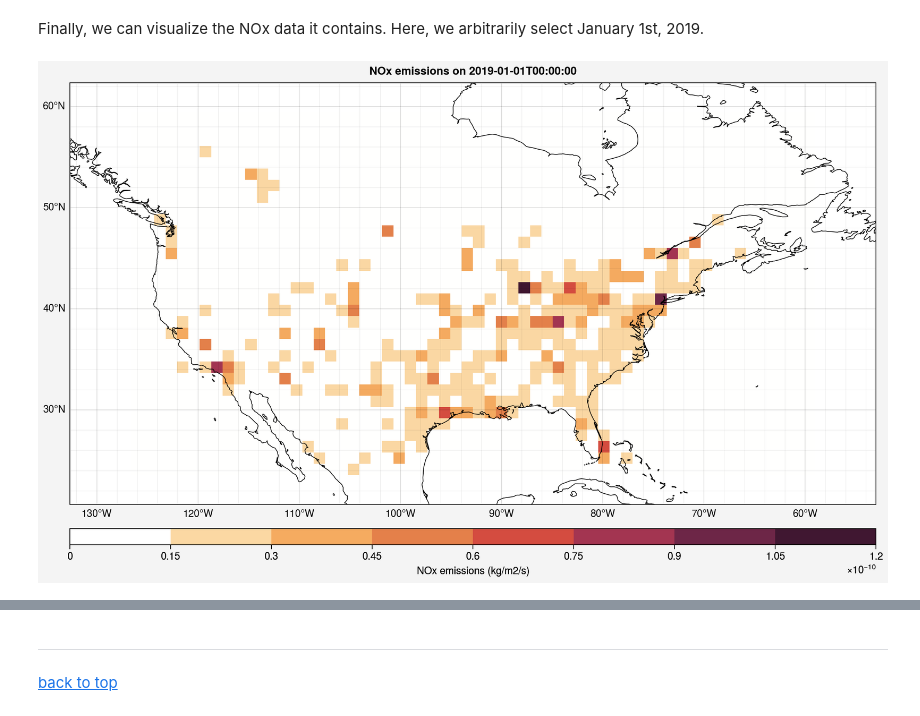
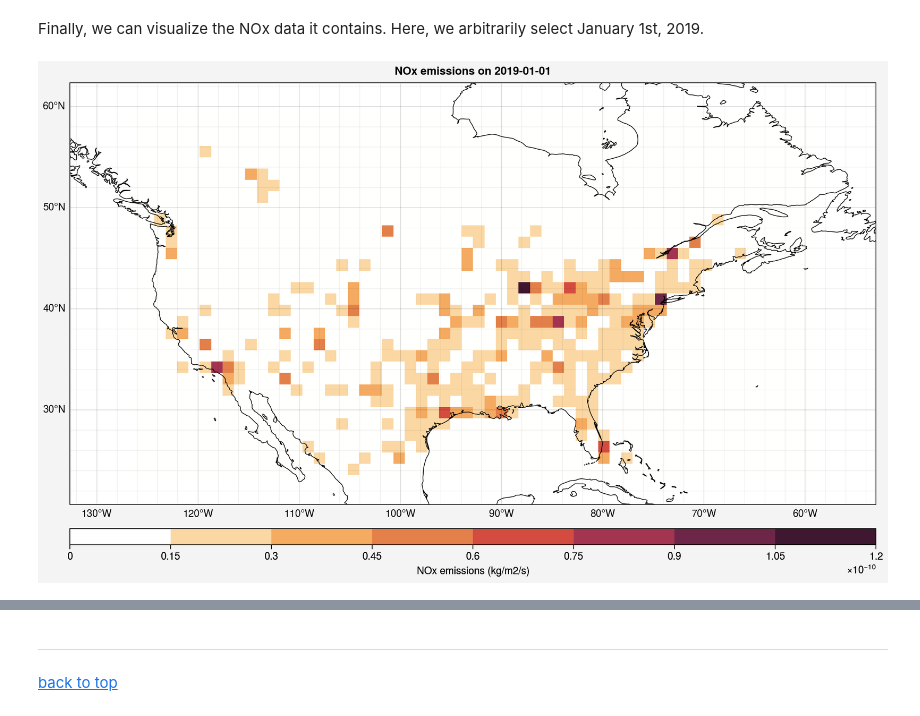
Before and after one commit to scheemik/unox, a Jupyter notebook: docs/example.ipynb, the cells around one changed output, grey strips where cells are left out. Saved outputs shown, nothing was run; the diff lists cells and outputs as text; code cells hidden in the pictures.

```diff
--- a/docs/example.ipynb
+++ b/docs/example.ipynb
@@ -70,8 +70,9 @@ lats_lons_plot = uplt.plot_lats_lons(nox)
 Finally, we can visualize the NOx data it contains. Here, we arbitrarily select January 1st, 2019.
 # %%
 nox_plot = uplt.plot_nc_map(
-        xr_dataset='../datafiles/nox_2019_t106_US.nc',
+        xr_dataset='datafiles/nox_2019_t106_US.nc',
         var='nox',
-        datetime='2019-01-01T00:00:00')
+        datetime='2019-01-01'
+)
 # %% [output]
-[figure, old version]
+[figure, new version]
```
Also changed, not shown: parts of 5 cells of this notebook.
